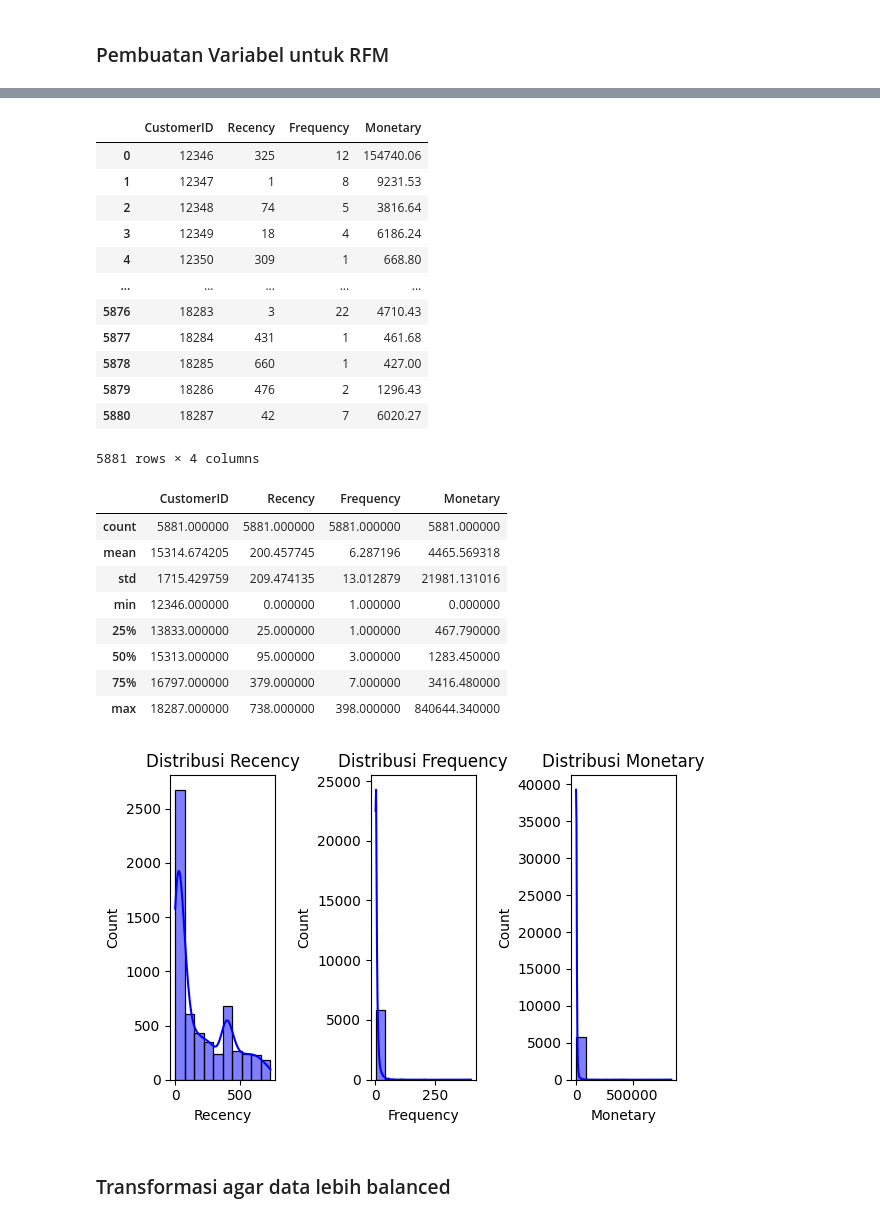
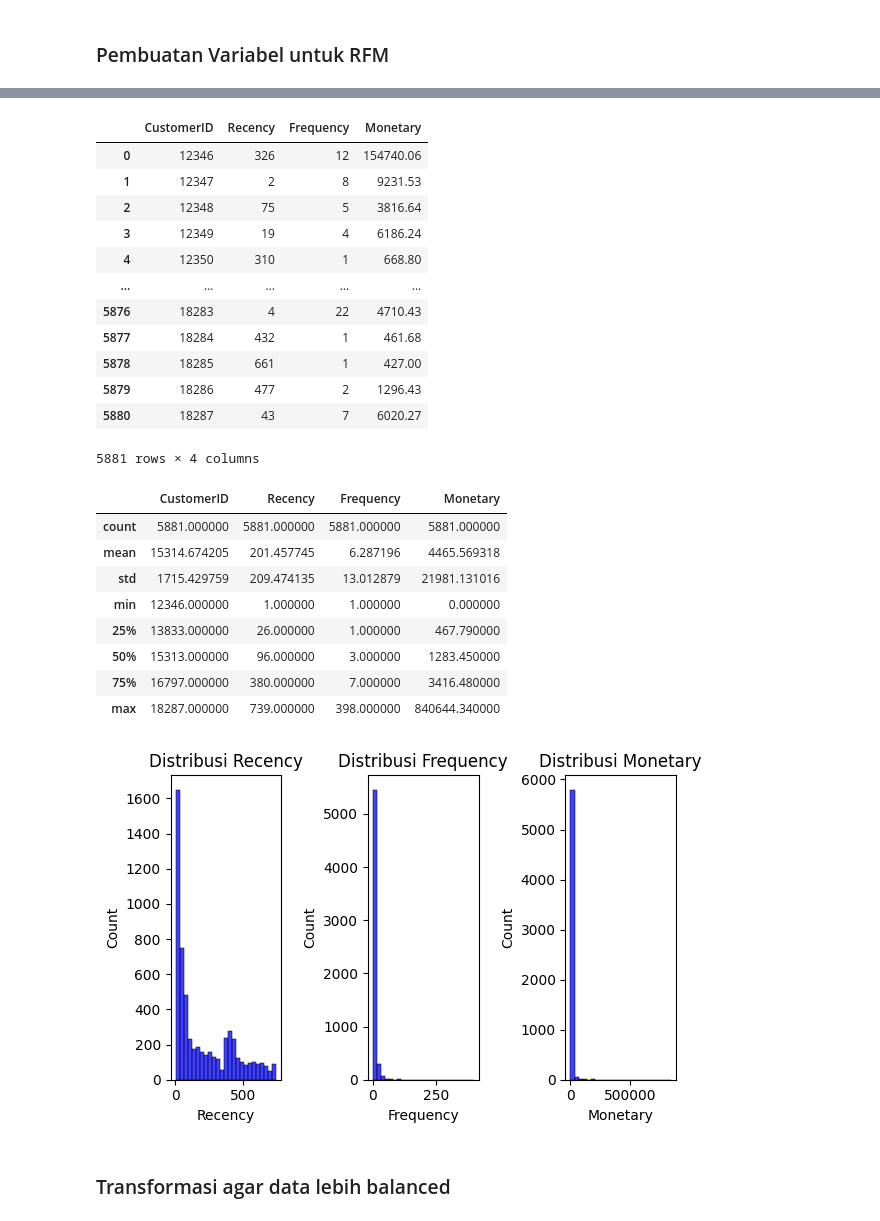
Before and after one commit to ShiftorTheOrca/asah-capstone, a Jupyter notebook: Asah_Fetch_A25_CS328.ipynb, the cells around one changed output, grey strips where cells are left out. Saved outputs shown, nothing was run; the diff lists cells and outputs as text; code cells hidden in the pictures.

```diff
--- a/Asah_Fetch_A25_CS328.ipynb
+++ b/Asah_Fetch_A25_CS328.ipynb
@@ -299,52 +316,53 @@ df_clean.head(3)
 | 6 | 489434 | 21871 | SAVE THE PLANET MUG | 24 | 2009-12-01 07:45:00 | 1.25 | 13085 | United Kingdom | 30.0 |
 # %%
 # Asumsi data diambil pada saat entri data terakhir
-tgl_pengambilan = df_clean['InvoiceDate'].max()
+tgl_pengambilan = df_clean['InvoiceDate'].max() + pd.Timedelta(days=1)
 
+# Mengelompokkan data berdasarkan customer dan buat kolom baru untuk R, F, dan M
 df_rfm = df_clean.groupby('CustomerID').agg(
   Recency=('InvoiceDate', lambda x: (tgl_pengambilan - x.max()).days),
   Frequency=('Invoice', 'nunique'),
   Monetary=('Total', 'sum')
 ).reset_index()
 df_rfm
 # %% [output]
 |  | CustomerID | Recency | Frequency | Monetary |
-| 0 | 12346 | 325 | 12 | 154740.06 |
-| 1 | 12347 | 1 | 8 | 9231.53 |
-| 2 | 12348 | 74 | 5 | 3816.64 |
-| 3 | 12349 | 18 | 4 | 6186.24 |
-| 4 | 12350 | 309 | 1 | 668.80 |
+| 0 | 12346 | 326 | 12 | 154740.06 |
+| 1 | 12347 | 2 | 8 | 9231.53 |
+| 2 | 12348 | 75 | 5 | 3816.64 |
+| 3 | 12349 | 19 | 4 | 6186.24 |
+| 4 | 12350 | 310 | 1 | 668.80 |
 | ... | ... | ... | ... | ... |
-| 5876 | 18283 | 3 | 22 | 4710.43 |
-| 5877 | 18284 | 431 | 1 | 461.68 |
-| 5878 | 18285 | 660 | 1 | 427.00 |
-| 5879 | 18286 | 476 | 2 | 1296.43 |
-| 5880 | 18287 | 42 | 7 | 6020.27 |
+| 5876 | 18283 | 4 | 22 | 4710.43 |
+| 5877 | 18284 | 432 | 1 | 461.68 |
+| 5878 | 18285 | 661 | 1 | 427.00 |
+| 5879 | 18286 | 477 | 2 | 1296.43 |
+| 5880 | 18287 | 43 | 7 | 6020.27 |
 5881 rows × 4 columns
 # %%
 df_rfm.describe()
 # %% [output]
 |  | CustomerID | Recency | Frequency | Monetary |
 | count | 5881.000000 | 5881.000000 | 5881.000000 | 5881.000000 |
-| mean | 15314.674205 | 200.457745 | 6.287196 | 4465.569318 |
+| mean | 15314.674205 | 201.457745 | 6.287196 | 4465.569318 |
 | std | 1715.429759 | 209.474135 | 13.012879 | 21981.131016 |
-| min | 12346.000000 | 0.000000 | 1.000000 | 0.000000 |
-| 25% | 13833.000000 | 25.000000 | 1.000000 | 467.790000 |
-| 50% | 15313.000000 | 95.000000 | 3.000000 | 1283.450000 |
-| 75% | 16797.000000 | 379.000000 | 7.000000 | 3416.480000 |
-| max | 18287.000000 | 738.000000 | 398.000000 | 840644.340000 |
+| min | 12346.000000 | 1.000000 | 1.000000 | 0.000000 |
+| 25% | 13833.000000 | 26.000000 | 1.000000 | 467.790000 |
+| 50% | 15313.000000 | 96.000000 | 3.000000 | 1283.450000 |
+| 75% | 16797.000000 | 380.000000 | 7.000000 | 3416.480000 |
+| max | 18287.000000 | 739.000000 | 398.000000 | 840644.340000 |
 # %%
 column = ['Recency', 'Frequency', 'Monetary']
 plt.figure(figsize=(6, 4))
 
 for i, column in enumerate(column, 1):
   plt.subplot(1, 3, i)
-  sns.histplot(df_rfm[column], bins=10, kde=True, color='blue')
+  sns.histplot(df_rfm[column], bins=25, color='blue')
   plt.title(f'Distribusi {column}')
 plt.tight_layout()
 plt.show()
 # %% [output]
-[figure, old version]
+[figure, new version]
 # %% [markdown]
 ### Transformasi agar data lebih balanced
 # %%
```
Also changed, not shown: parts of 16 cells of this notebook.
